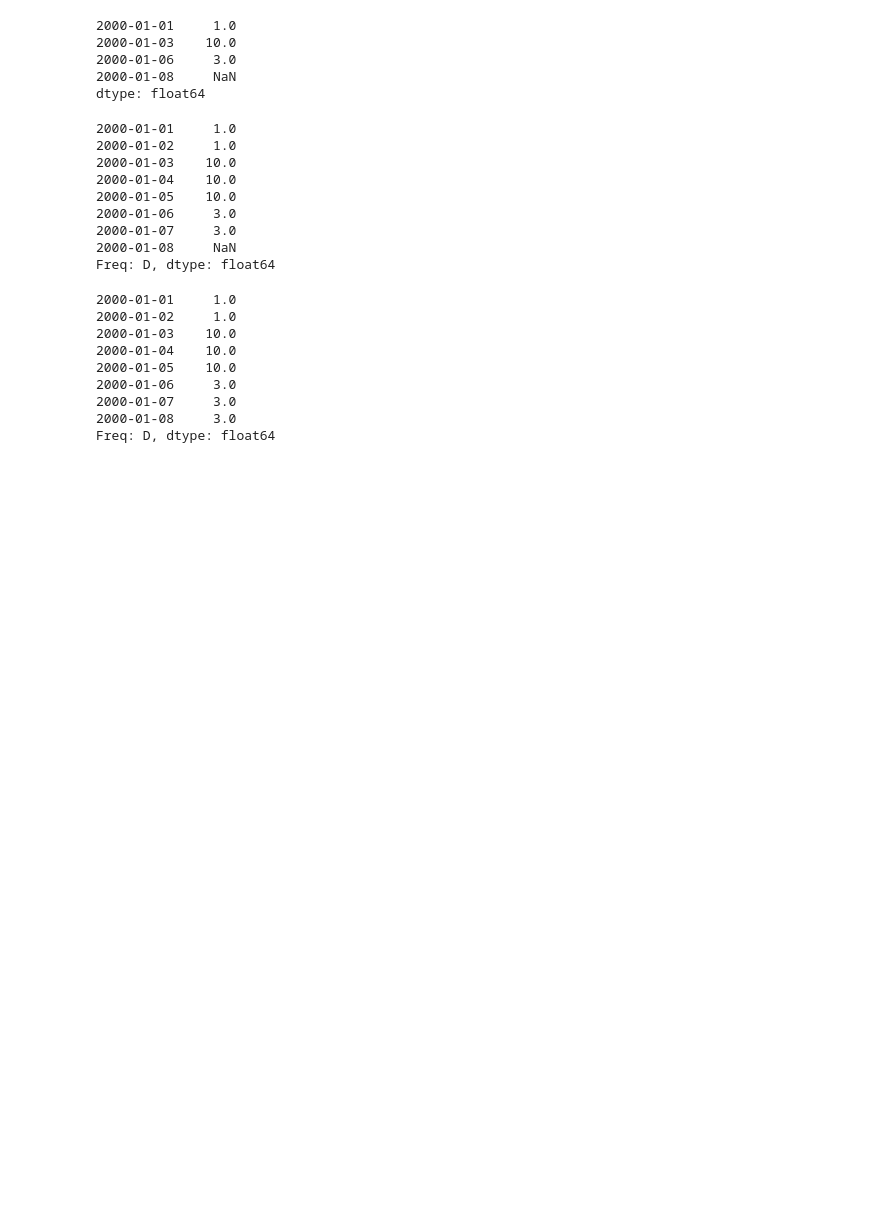
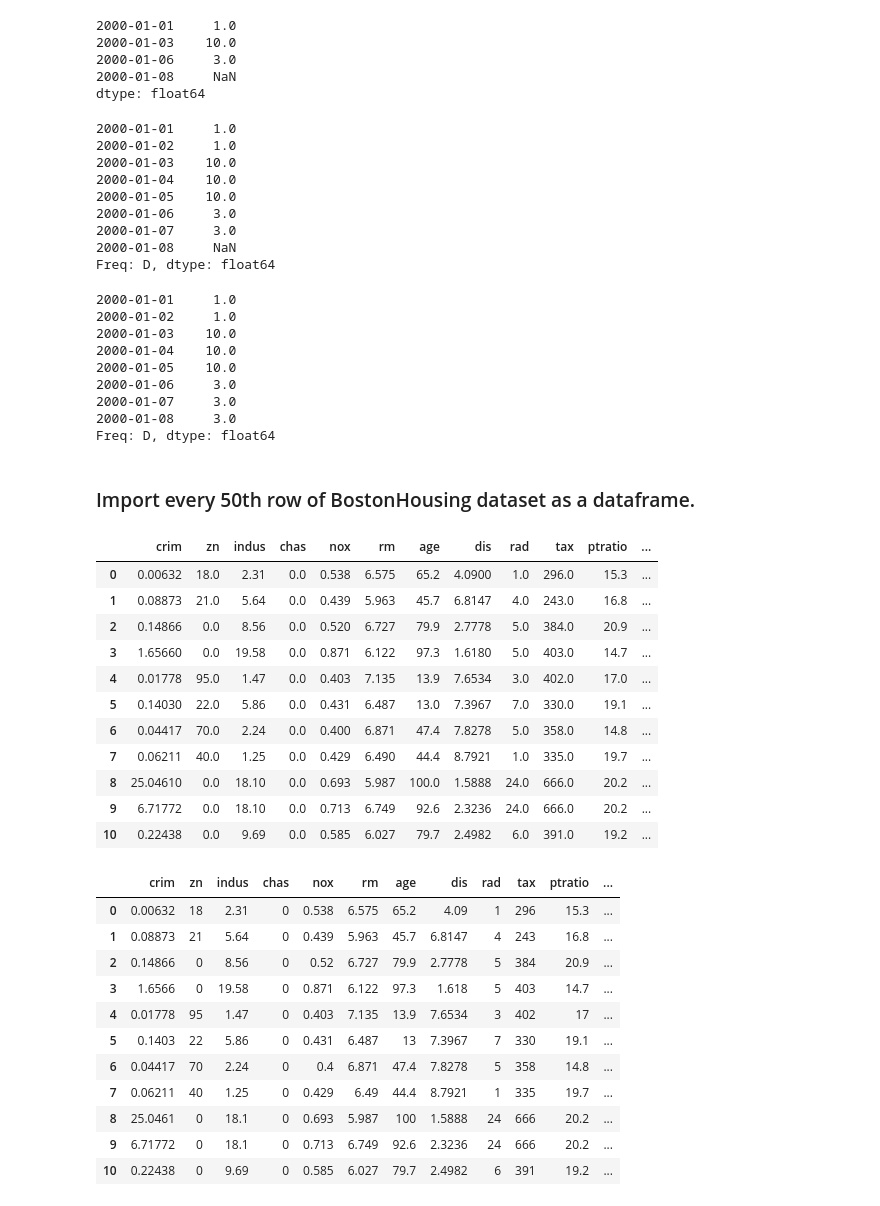
Before and after one commit to space-d-n/pandas-exercises, a Jupyter notebook: pandas_exercise.ipynb, the cells around one changed output. Saved outputs shown, nothing was run; the diff lists cells and outputs as text; code cells hidden in the pictures; blank space fills up the shorter version.

Commit message:
added dataset, more exercises

```diff
--- a/pandas_exercise.ipynb
+++ b/pandas_exercise.ipynb
@@ -468,3 +468,48 @@ Freq: D, dtype: float64
 2000-01-07     3.0
 2000-01-08     3.0
 Freq: D, dtype: float64
+# %% [markdown]
+### Import every 50th row of BostonHousing dataset as a dataframe.
+# %%
+# Solution 1: Use chunks and list comprehension
+df_chunked = pd.read_csv('https://raw.githubusercontent.com/selva86/datasets/master/BostonHousing.csv', chunksize=50)
+df = pd.concat([chunk.iloc[0] for chunk in df_chunked], axis=1)
+df = df.transpose().reset_index(drop=True)
+display(df)
+
+# Solution 2: Use csv reader
+import csv
+with open('BostonHousing.csv', 'r') as f:
+    reader = csv.reader(f)
+    out = []
+    for i, row in enumerate(reader):
+        if i%50 == 1 or i == 0:
+            out.append(row)
+
+df = pd.DataFrame(out[1:], columns=out[0])
+display(df)
+# %% [output]
+|  | crim | zn | indus | chas | nox | rm | age | dis | rad | tax | ptratio | ... |
+| 0 | 0.00632 | 18.0 | 2.31 | 0.0 | 0.538 | 6.575 | 65.2 | 4.0900 | 1.0 | 296.0 | 15.3 | ... |
+| 1 | 0.08873 | 21.0 | 5.64 | 0.0 | 0.439 | 5.963 | 45.7 | 6.8147 | 4.0 | 243.0 | 16.8 | ... |
+| 2 | 0.14866 | 0.0 | 8.56 | 0.0 | 0.520 | 6.727 | 79.9 | 2.7778 | 5.0 | 384.0 | 20.9 | ... |
+| 3 | 1.65660 | 0.0 | 19.58 | 0.0 | 0.871 | 6.122 | 97.3 | 1.6180 | 5.0 | 403.0 | 14.7 | ... |
+| 4 | 0.01778 | 95.0 | 1.47 | 0.0 | 0.403 | 7.135 | 13.9 | 7.6534 | 3.0 | 402.0 | 17.0 | ... |
+| 5 | 0.14030 | 22.0 | 5.86 | 0.0 | 0.431 | 6.487 | 13.0 | 7.3967 | 7.0 | 330.0 | 19.1 | ... |
+| 6 | 0.04417 | 70.0 | 2.24 | 0.0 | 0.400 | 6.871 | 47.4 | 7.8278 | 5.0 | 358.0 | 14.8 | ... |
+| 7 | 0.06211 | 40.0 | 1.25 | 0.0 | 0.429 | 6.490 | 44.4 | 8.7921 | 1.0 | 335.0 | 19.7 | ... |
+| 8 | 25.04610 | 0.0 | 18.10 | 0.0 | 0.693 | 5.987 | 100.0 | 1.5888 | 24.0 | 666.0 | 20.2 | ... |
+| 9 | 6.71772 | 0.0 | 18.10 | 0.0 | 0.713 | 6.749 | 92.6 | 2.3236 | 24.0 | 666.0 | 20.2 | ... |
+| 10 | 0.22438 | 0.0 | 9.69 | 0.0 | 0.585 | 6.027 | 79.7 | 2.4982 | 6.0 | 391.0 | 19.2 | ... |
+|  | crim | zn | indus | chas | nox | rm | age | dis | rad | tax | ptratio | ... |
+| 0 | 0.00632 | 18 | 2.31 | 0 | 0.538 | 6.575 | 65.2 | 4.09 | 1 | 296 | 15.3 | ... |
+| 1 | 0.08873 | 21 | 5.64 | 0 | 0.439 | 5.963 | 45.7 | 6.8147 | 4 | 243 | 16.8 | ... |
+| 2 | 0.14866 | 0 | 8.56 | 0 | 0.52 | 6.727 | 79.9 | 2.7778 | 5 | 384 | 20.9 | ... |
+| 3 | 1.6566 | 0 | 19.58 | 0 | 0.871 | 6.122 | 97.3 | 1.618 | 5 | 403 | 14.7 | ... |
+| 4 | 0.01778 | 95 | 1.47 | 0 | 0.403 | 7.135 | 13.9 | 7.6534 | 3 | 402 | 17 | ... |
+| 5 | 0.1403 | 22 | 5.86 | 0 | 0.431 | 6.487 | 13 | 7.3967 | 7 | 330 | 19.1 | ... |
+| 6 | 0.04417 | 70 | 2.24 | 0 | 0.4 | 6.871 | 47.4 | 7.8278 | 5 | 358 | 14.8 | ... |
+| 7 | 0.06211 | 40 | 1.25 | 0 | 0.429 | 6.49 | 44.4 | 8.7921 | 1 | 335 | 19.7 | ... |
+| 8 | 25.0461 | 0 | 18.1 | 0 | 0.693 | 5.987 | 100 | 1.5888 | 24 | 666 | 20.2 | ... |
+| 9 | 6.71772 | 0 | 18.1 | 0 | 0.713 | 6.749 | 92.6 | 2.3236 | 24 | 666 | 20.2 | ... |
+| 10 | 0.22438 | 0 | 9.69 | 0 | 0.585 | 6.027 | 79.7 | 2.4982 | 6 | 391 | 19.2 | ... |
```
Also changed, not shown: parts of 2 cells of this notebook, 1 other file.
